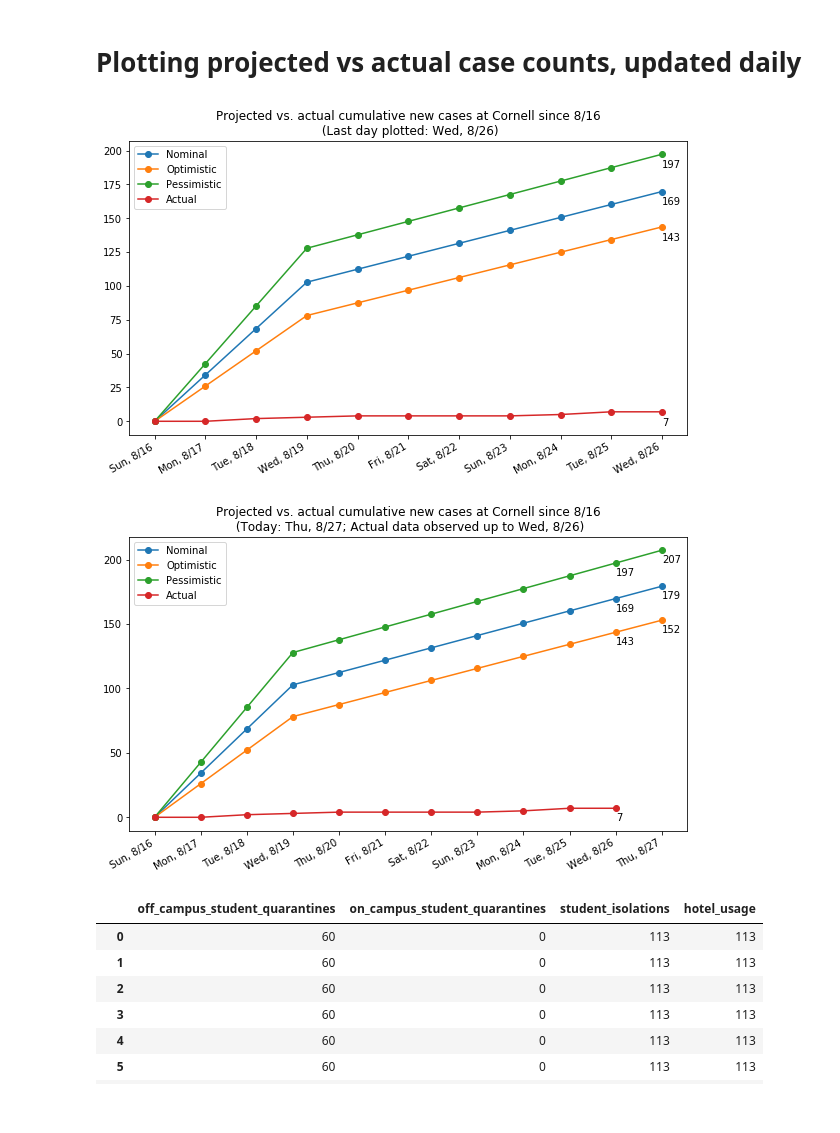
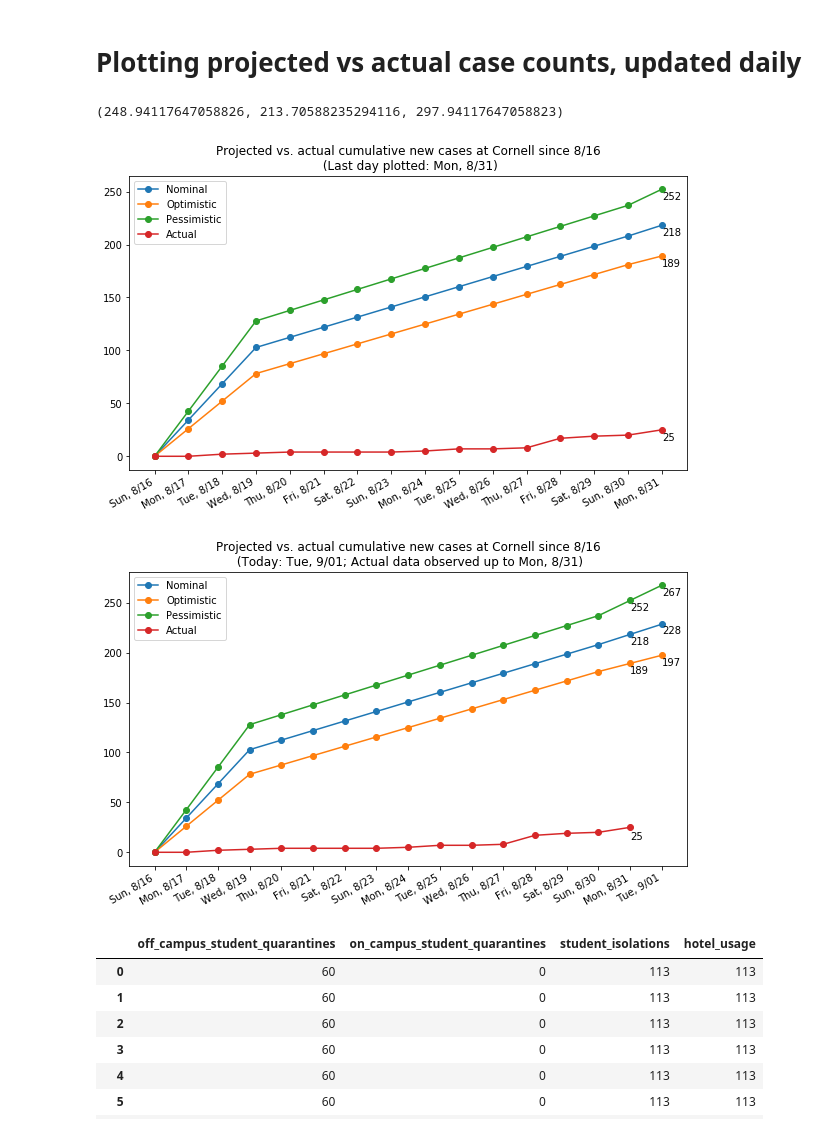
Before and after one commit to peter-i-frazier/group-testing, a Jupyter notebook: notebooks/aug_11_generate_csvs+daily_plots.ipynb, the cells around one changed output. Drawn from its saved outputs; the diff is of its cells as text; code cells hidden in the pictures.

Commit message:
plot projected vs actual case counts, to be updated daily

```diff
--- a/notebooks/aug_11_generate_csvs+daily_plots.ipynb
+++ b/notebooks/aug_11_generate_csvs+daily_plots.ipynb
@@ -252,9 +252,13 @@ Cornell_cols = ['fs_cumulative_infections', 'gs_cumulative_infections', 'ug_cumu
 overall_Cornell_nominal = overall_inf_nominal[Cornell_cols].sum(axis=1)
 overall_Cornell_optimistic = overall_inf_optimistic[Cornell_cols].sum(axis=1)
 overall_Cornell_pessimistic = overall_inf_pessimistic[Cornell_cols].sum(axis=1)
+# %%
+overall_Cornell_nominal[17], overall_Cornell_optimistic[17], overall_Cornell_pessimistic[17]
+# %% [output]
+(248.94117647058826, 213.70588235294116, 297.94117647058823)
 # %%
-d_index = 10 #10 for Aug 26
-d_index_now=11
+d_index = 15 #15 for Aug 31
+d_index_now=16
 
 nominal_so_far=np.concatenate([[0],overall_Cornell_nominal[:d_index_now].to_numpy()])
 opt_so_far = np.concatenate([[0], overall_Cornell_optimistic[:d_index_now].to_numpy()])
@@ -264,3 +266,7 @@ Cornell_so_far = np.array([23,23,25,26,27,27,27,27,28,30,30])-23 # last day is 8
+# %%
+# start date is 8/16
+# last day is 8/31
+Cornell_so_far = np.array([26,26,28,29,30,30,30,30,31,33,33,34,43,45,46,51])-26
 # %%
 import matplotlib.dates as mdates
 
@@ -289,36 +295,36 @@ plt.title('Projected vs. actual cumulative new cases at Cornell since 8/16\n (La
 
 plt.show()
 # %% [output]
-[figure, old version]
+[figure, new version]
 # %%
 fig, ax = plt.subplots(figsize=(10,6))
 ax.plot(dates[:d_index_now+1], nominal_so_far, '-o', label='Nominal')
 ax.plot(dates[:d_index_now+1], opt_so_far, '-o', label='Optimistic')
 ax.plot(dates[:d_index_now+1], pess_so_far, '-o', label='Pessimistic')
 ax.plot(dates[:d_index+1], Cornell_so_far, '-o', label='Actual')
 
 ax.xaxis.set_major_locator(mdates.DayLocator(interval=1))
 ax.legend()
-ax.annotate(str(Cornell_so_far[-1]), (dates[d_index], Cornell_so_far[-1]-10))
+ax.annotate(str(Cornell_so_far[-1]), (dates[d_index], Cornell_so_far[-1]-12))
 ax.annotate(str(int(nominal_so_far[-1])), (dates[d_index_now], nominal_so_far[-1]-10))
 ax.annotate(str(int(opt_so_far[-1])), (dates[d_index_now], opt_so_far[-1]-10))
 ax.annotate(str(int(pess_so_far[-1])), (dates[d_index_now], pess_so_far[-1]-10))
 ax.annotate(str(int(nominal_so_far[d_index])), (dates[d_index], nominal_so_far[d_index]-10))
 ax.annotate(str(int(opt_so_far[d_index])), (dates[d_index], opt_so_far[d_index]-10))
 ax.annotate(str(int(pess_so_far[d_index])), (dates[d_index], pess_so_far[d_index]-10))
 
 formatter = mdates.DateFormatter("%a, %-m/%d")
 ax.xaxis.set_major_formatter(formatter)
 
 fig.autofmt_xdate()
 
 plt.title('Projected vs. actual cumulative new cases at Cornell since 8/16\n (Today: '
           +dates[d_index_now].strftime('%a, %-m/%d')
           +'; Actual data observed up to '+dates[d_index].strftime('%a, %-m/%d')+')')
 
 plt.show()
 # %% [output]
-[figure, old version]
+[figure, new version]
 # %%
 
 
```
Also changed, not shown: parts of 1 cell of this notebook.
